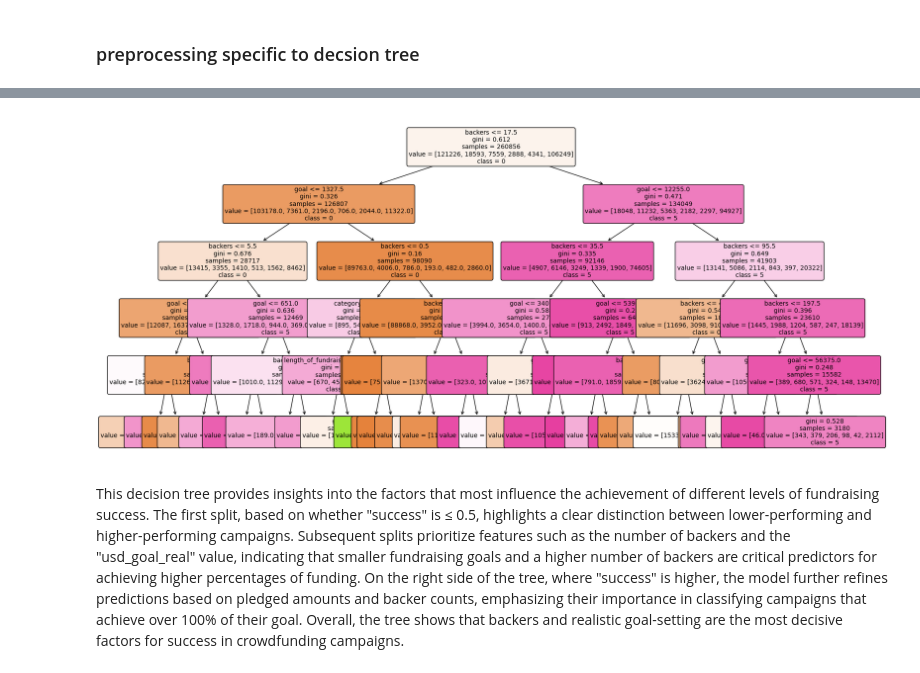
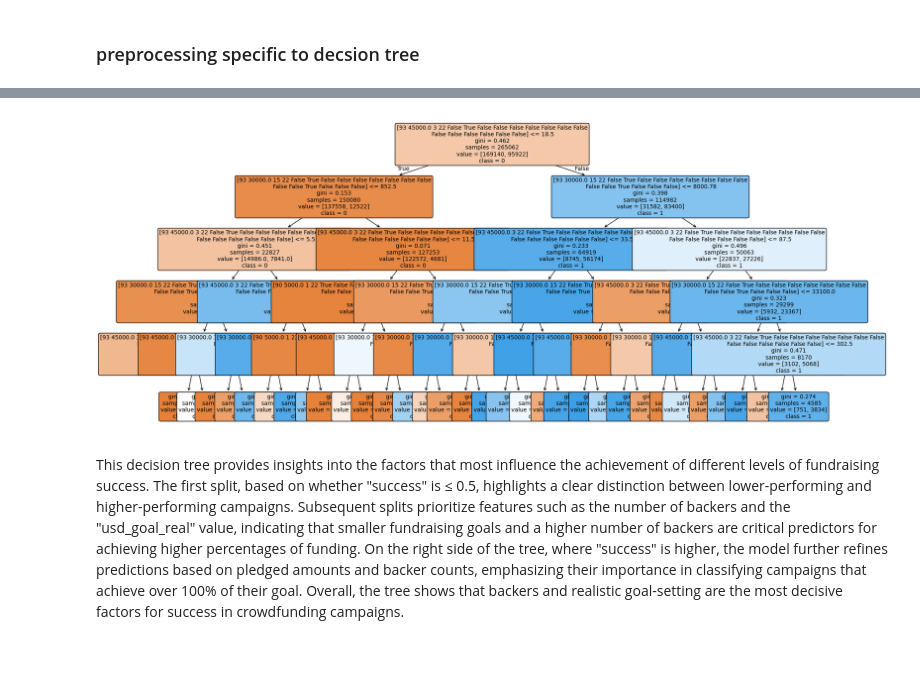
Before and after one commit to connor-bennett/Proejct-Two, a Jupyter notebook: KickStarter.ipynb, the cells around one changed output, grey strips where cells are left out. Cells and saved outputs as stored; diff of their text form; code cells hidden in the pictures.

Commit message:
Added CV, GridSerach, learningCurves, feature importance, we might need to add more depth

```diff
--- a/KickStarter.ipynb
+++ b/KickStarter.ipynb
@@ -70,6 +77,7 @@ Series([], dtype: int64)
 # Convert 'deadline' and 'launched' to datetime if not already
 df['deadline'] = pd.to_datetime(df['deadline'])
 df['launched'] = pd.to_datetime(df['launched'])
+df['launched_month'] = df['launched'].dt.month
 
 # Verify the data types
 print(df.dtypes)
@@ -287,13 +310,19 @@ df['goal_achievement_category'] = pd.cut(
 
 # Encoding
 df['category'] = label_encoder.fit_transform(df['category'])
-df['state'] = label_encoder.fit_transform(df['state'])
+# df['state'] = label_encoder.fit_transform(df['state'])
 df['country'] = label_encoder.fit_transform(df['country'])
 
+# Convert 'launched_month' to dummy variables
+df = pd.get_dummies(df, columns=['length_of_fund_bins', 'launched_month'], drop_first=True)
+
 #drop
-df = df.drop(columns=['main_category', 'pledged', 'pledge_to_goal_ratio', 'usd_ratio', 'success', 'usd pledged', 'currency', 'deadline', 'launched', 'name', 'pledged_bins', 'goal_bins', 'state'])
+df = df.drop(columns=['main_category', 'length_of_fundraising_days','goal_achievement_category', 'pledged', 'pledge_to_goal_ratio', 'usd_ratio', 'usd pledged', 'currency', 'deadline', 'launched', 'name', 'pledged_bins', 'goal_bins', 'state'])
 df = df.dropna()
+
+
 
 # Check the processed DataFrame
 print(df.head())
+df.dtypes
 # %% [output]
@@ -313,27 +363,30 @@ print(df.head())
 # %%
 # Separate features and target since we do not want data leakage
-X = df.drop(columns=['goal_achievement_category', 'length_of_fund_bins'])
-y = df['goal_achievement_category']  # Use the new target variable
+target = 'success'
+predictors = list(df.columns)
+predictors.remove(target)
+X = df[predictors].values
+y = df[target].values
 
 # Split dataset into training and testing sets
-X_train, X_test, y_train, y_test = train_test_split(X, y, test_size=0.2, random_state=42)
+X_train, X_test, y_train, y_test = train_test_split(X, y, test_size=0.3, random_state=42)
 
 # Train the decision tree
 clf = DecisionTreeClassifier(random_state=42, max_depth=5)
 clf.fit(X_train, y_train)
 
 # Predict on test data
-y_pred = clf.predict(X_test)
+#y_pred = clf.predict(X_test)
 
 #baseline
 majorityClass = pd.Series(y_train).value_counts().index[0]
 baselineAccuracy= (majorityClass == y_train).mean()
-print(f'baseline accuracy: {baselineAccuracy:.3f}')
+
 
 # Evaluate the model
 print("Classification Report:")
-print(classification_report(y_test, y_pred))
-print(f"Accuracy: {accuracy_score(y_test, y_pred):.2f}")
-print(f'Baseline Accuracy: {baselineAccuracy * 100:.2f}')
+#print(classification_report(y_test, y_pred))
+#print(f"Accuracy: {accuracy_score(y_test, y_pred):.2f}")
+print(f'Baseline Accuracy: {baselineAccuracy:.2f}')
 # %% [output]
 Classification Report:
@@ -355,16 +394,16 @@ Baseline Accuracy: 46.38
 # %%
 # Plot the decision tree
 plt.figure(figsize=(20, 10))  # Set the figure size
 plot_tree(
     clf,
-    feature_names=list(X.columns),  # Use feature names
+    feature_names=list(X),  # Use feature names
     class_names=clf.classes_.astype(str),  # Use class names
     filled=True,  # Color nodes to represent class distribution
     rounded=True,
     fontsize=10
 )
 plt.show()
 # %% [output]
-[figure, old version]
+[figure, new version]
 # %% [markdown]
 This decision tree provides insights into the factors that most influence the achievement of different levels of fundraising success. The first split, based on whether "success" is ≤ 0.5, highlights a clear distinction between lower-performing and higher-performing campaigns. Subsequent splits prioritize features such as the number of backers and the "usd_goal_real" value, indicating that smaller fundraising goals and a higher number of backers are critical predictors for achieving higher percentages of funding. On the right side of the tree, where "success" is higher, the model further refines predictions based on pledged amounts and backer counts, emphasizing their importance in classifying campaigns that achieve over 100% of their goal. Overall, the tree shows that backers and realistic goal-setting are the most decisive factors for success in crowdfunding campaigns.
```
Also changed, not shown: parts of 15 cells of this notebook.
